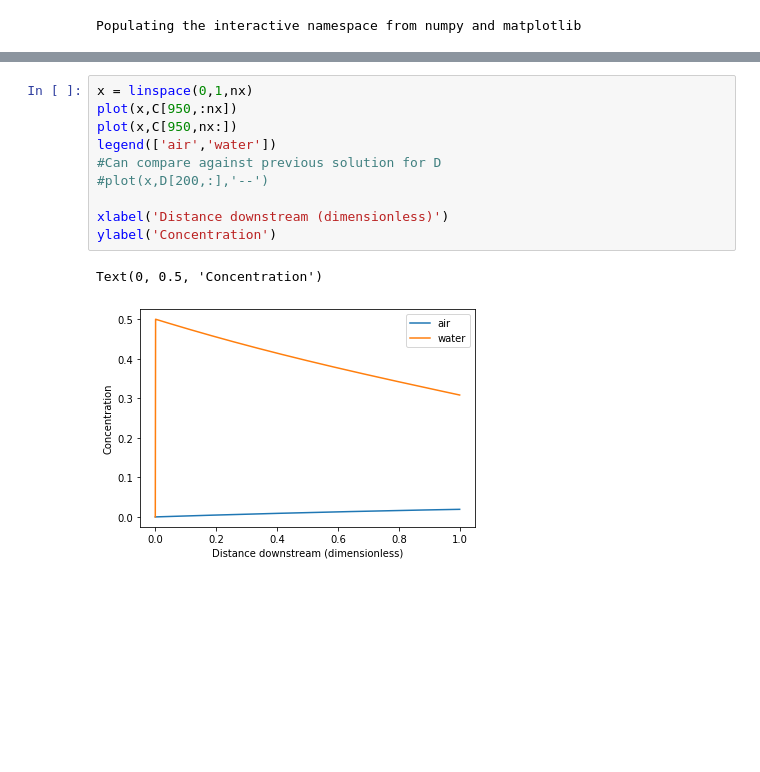
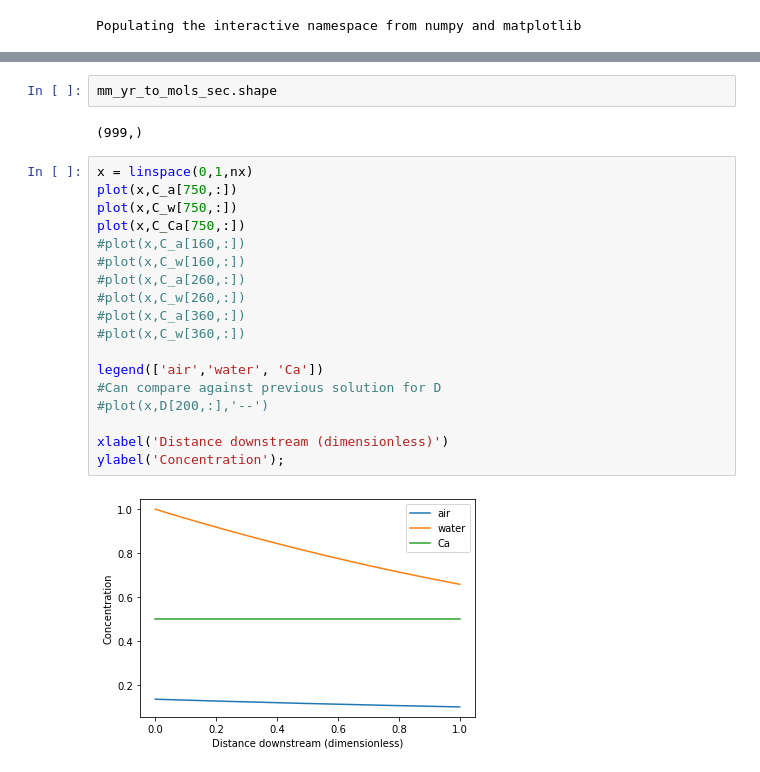
Before and after one commit to CovingtonResearchGroup/champ, a Jupyter notebook: CO2-air-water-adv-disp-exchange.ipynb, the cells around one changed output, grey strips where cells are left out. Saved outputs shown, nothing was run; the diff lists cells and outputs as text; blank space fills up the shorter version.

```diff
--- a/CO2-air-water-adv-disp-exchange.ipynb
+++ b/CO2-air-water-adv-disp-exchange.ipynb
@@ -103,13 +197,24 @@ for n in arange(ntimes-1):
+# %%
+mm_yr_to_mols_sec.shape
+# %% [output]
+(999,)
 # %%
 x = linspace(0,1,nx)
-plot(x,C[950,:nx])
-plot(x,C[950,nx:])
-legend(['air','water'])
+plot(x,C_a[750,:])
+plot(x,C_w[750,:])
+plot(x,C_Ca[750,:])
+#plot(x,C_a[160,:])
+#plot(x,C_w[160,:])
+#plot(x,C_a[260,:])
+#plot(x,C_w[260,:])
+#plot(x,C_a[360,:])
+#plot(x,C_w[360,:])
+
+legend(['air','water', 'Ca'])
 #Can compare against previous solution for D
 #plot(x,D[200,:],'--')
 
 xlabel('Distance downstream (dimensionless)')
-ylabel('Concentration')
+ylabel('Concentration');
 # %% [output]
-Text(0, 0.5, 'Concentration')
-[figure, old version]
+[figure, new version]
```
Also changed, not shown: parts of 7 cells of this notebook.
